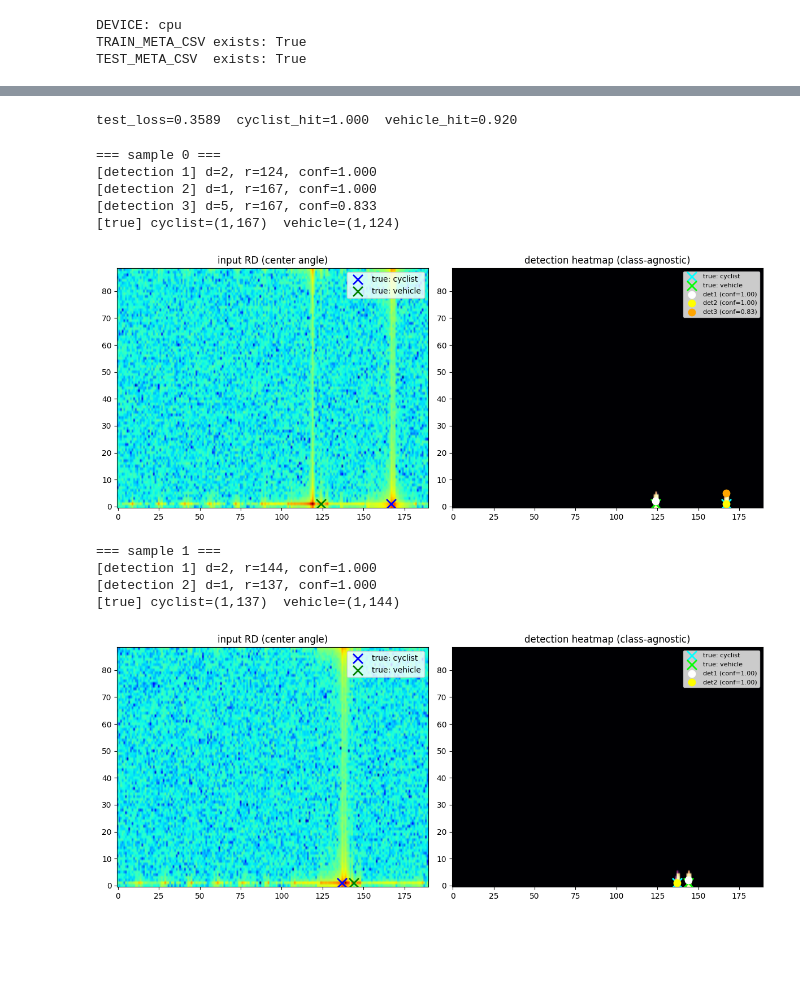
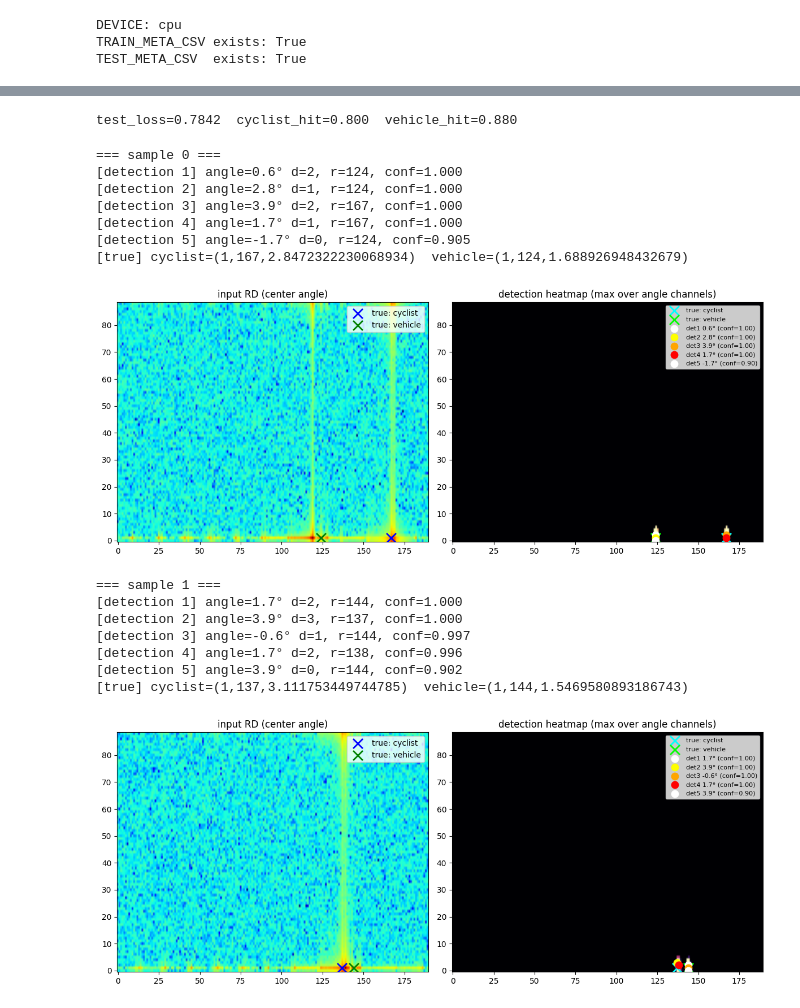
Before and after one commit to kousukeyamakubo/study, a Jupyter notebook: 400MHz変更用/check.ipynb, the cells around one changed output, grey strips where cells are left out. Cells and saved outputs as stored; diff of their text form; code cells hidden in the pictures; blank space fills up the shorter version.

```diff
--- a/400MHz変更用/check.ipynb
+++ b/400MHz変更用/check.ipynb
@@ -302,22 +315,25 @@ def load_all_rd_maps(npz_path):
     return np.stack(result, axis=0)
 
 def decode_peaks_from_logits(logits, threshold=0.8):
-    """1chヒートマップから上位2ピークを検出して返す [(d1,r1,conf1),(d2,r2,conf2)]"""
-    prob = torch.sigmoid(logits)[0, 0]  # (H, W)
-    H, W = prob.shape
+    """(N_FIXED, H, W) ヒートマップから3D NMSでピーク検出 [(ch,d,r,conf),...]"""
+    prob = torch.sigmoid(logits)[0]  # (N_FIXED, H, W)
+    C, H, W = prob.shape
     p = prob.clone()
     results = []
     while True:
         flat_idx = torch.argmax(p).item()
-        d_idx = flat_idx // W
-        r_idx = flat_idx % W
-        conf = float(prob[d_idx, r_idx].item())
+        ch_idx = flat_idx // (H * W)
+        rem    = flat_idx % (H * W)
+        d_idx  = rem // W
+        r_idx  = rem % W
+        conf = float(prob[ch_idx, d_idx, r_idx].item())
         if conf < threshold:
             break
-        results.append((d_idx, r_idx, conf))
-        d0, d1 = max(0, d_idx-3), min(H, d_idx+4)
-        r0, r1 = max(0, r_idx-1), min(W, r_idx+2)
-        p[d0:d1, r0:r1] = 0.0
+        results.append((ch_idx, d_idx, r_idx, conf))
+        ch0, ch1 = max(0, ch_idx - 1), min(C, ch_idx + 2)
+        d0,  d1  = max(0, d_idx  - 3), min(H, d_idx  + 4)
+        r0,  r1  = max(0, r_idx  - 1), min(W, r_idx  + 2)
+        p[ch0:ch1, d0:d1, r0:r1] = 0.0
     return results
 
 def compute_hit(pred_d, pred_r, true_d, true_r, d_tol=D_TOL, r_tol=R_TOL):
@@ -473,12 +490,12 @@ best model saved to: ./best_detector_agnostic.pt
 # %%
-best_model = RadarLightUNet(in_channels=N_FIXED, out_channels=1).to(DEVICE)
+best_model = RadarLightUNet(in_channels=N_FIXED, out_channels=N_FIXED).to(DEVICE)
 best_model.load_state_dict(torch.load(MODEL_PATH, map_location=DEVICE))
 best_model.eval()
 
 test_loss, test_cy_hit, test_ve_hit = run_epoch(best_model, test_loader, optimizer=None, device=DEVICE)
 print(f"test_loss={test_loss:.4f}  cyclist_hit={test_cy_hit:.3f}  vehicle_hit={test_ve_hit:.3f}")
 # %% [output]
-test_loss=0.3589  cyclist_hit=1.000  vehicle_hit=0.920
+test_loss=0.7842  cyclist_hit=0.800  vehicle_hit=0.880
 # %%
 def show_prediction(sample_idx=0):
     row = test_df.iloc[sample_idx]
@@ -496,51 +513,59 @@ def show_prediction(sample_idx=0):
 
     cy_true_d = int(row["cyclist_true_d_idx"])
     cy_true_r = int(row["cyclist_true_r_idx"])
+    cy_true_a = float(row["cyclist_true_angle_deg"])
     ve_true_d = int(row["vehicle_true_d_idx"])
     ve_true_r = int(row["vehicle_true_r_idx"])
+    ve_true_a = float(row["vehicle_true_angle_deg"])
 
     print(f"=== sample {sample_idx} ===")
-    for j, (pd, pr, pc) in enumerate(peaks):
-        print(f"[detection {j+1}] d={pd}, r={pr}, conf={pc:.3f}")
-    print(f"[true] cyclist=({cy_true_d},{cy_true_r})  vehicle=({ve_true_d},{ve_true_r})")
+    for j, (pk_ch, pk_d, pk_r, pk_c) in enumerate(peaks):
+        print(f"[detection {j+1}] angle={FIXED_ANGLES[pk_ch]:.1f}° d={pk_d}, r={pk_r}, conf={pk_c:.3f}")
+    print(f"[true] cyclist=({cy_true_d},{cy_true_r},{cy_true_a})  vehicle=({ve_true_d},{ve_true_r},{ve_true_a})")
 
     rd_db   = x[N_FIXED // 2]
-    heatmap = torch.sigmoid(logits)[0, 0].cpu().numpy()
+    heatmap = torch.sigmoid(logits)[0].max(dim=0).values.cpu().numpy()
     colors  = ["white", "yellow", "orange", "red"]
 
     fig, axes = plt.subplots(1, 2, figsize=(12, 5))
 
     axes[0].imshow(rd_db, aspect="auto", origin="lower", cmap="jet")
     axes[0].scatter([cy_true_r], [cy_true_d], c="blue",  marker="x", s=150, linewidths=2, label="true: cyclist")
     axes[0].scatter([ve_true_r], [ve_true_d], c="green", marker="x", s=150, linewidths=2, label="true: vehicle")
     axes[0].set_title("input RD (center angle)")
     axes[0].legend()
 
     axes[1].imshow(heatmap, aspect="auto", origin="lower", cmap="magma")
     axes[1].scatter([cy_true_r], [cy_true_d], c="cyan",  marker="x", s=150, linewidths=2, label="true: cyclist")
     axes[1].scatter([ve_true_r], [ve_true_d], c="lime",  marker="x", s=150, linewidths=2, label="true: vehicle")
-    for j, (pd, pr, pc) in enumerate(peaks):
-        axes[1].scatter([pr], [pd], c=colors[j % len(colors)], marker="o", s=80, label=f"det{j+1} (conf={pc:.2f})")
-    axes[1].set_title("detection heatmap (class-agnostic)")
+    for j, (pk_ch, pk_d, pk_r, pk_c) in enumerate(peaks):
+        axes[1].scatter([pk_r], [pk_d], c=colors[j % len(colors)], marker="o", s=80,
+                        label=f"det{j+1} {FIXED_ANGLES[pk_ch]:.1f}° (conf={pk_c:.2f})")
+    axes[1].set_title("detection heatmap (max over angle channels)")
     axes[1].legend(fontsize=8)
 
     plt.tight_layout()
     plt.show()
 
 show_prediction(sample_idx=0)
 show_prediction(sample_idx=1)
 # %% [output]
 === sample 0 ===
-[detection 1] d=2, r=124, conf=1.000
-[detection 2] d=1, r=167, conf=1.000
-[detection 3] d=5, r=167, conf=0.833
-[true] cyclist=(1,167)  vehicle=(1,124)
+[detection 1] angle=0.6° d=2, r=124, conf=1.000
+[detection 2] angle=2.8° d=1, r=124, conf=1.000
+[detection 3] angle=3.9° d=2, r=167, conf=1.000
+[detection 4] angle=1.7° d=1, r=167, conf=1.000
+[detection 5] angle=-1.7° d=0, r=124, conf=0.905
+[true] cyclist=(1,167,2.8472322230068934)  vehicle=(1,124,1.688926948432679)
-[figure, old version]
+[figure, new version]
 === sample 1 ===
-[detection 1] d=2, r=144, conf=1.000
-[detection 2] d=1, r=137, conf=1.000
-[true] cyclist=(1,137)  vehicle=(1,144)
+[detection 1] angle=1.7° d=2, r=144, conf=1.000
+[detection 2] angle=3.9° d=3, r=137, conf=1.000
+[detection 3] angle=-0.6° d=1, r=144, conf=0.997
+[detection 4] angle=1.7° d=2, r=138, conf=0.996
+[detection 5] angle=3.9° d=0, r=144, conf=0.902
+[true] cyclist=(1,137,3.111753449744785)  vehicle=(1,144,1.5469580893186743)
-[figure, old version]
+[figure, new version]
 # %%
 def show_failure_pattern(sample_idx, title=""):
     row = test_df.iloc[sample_idx]
```
Also changed, not shown: parts of 14 cells of this notebook, 1 other file.
